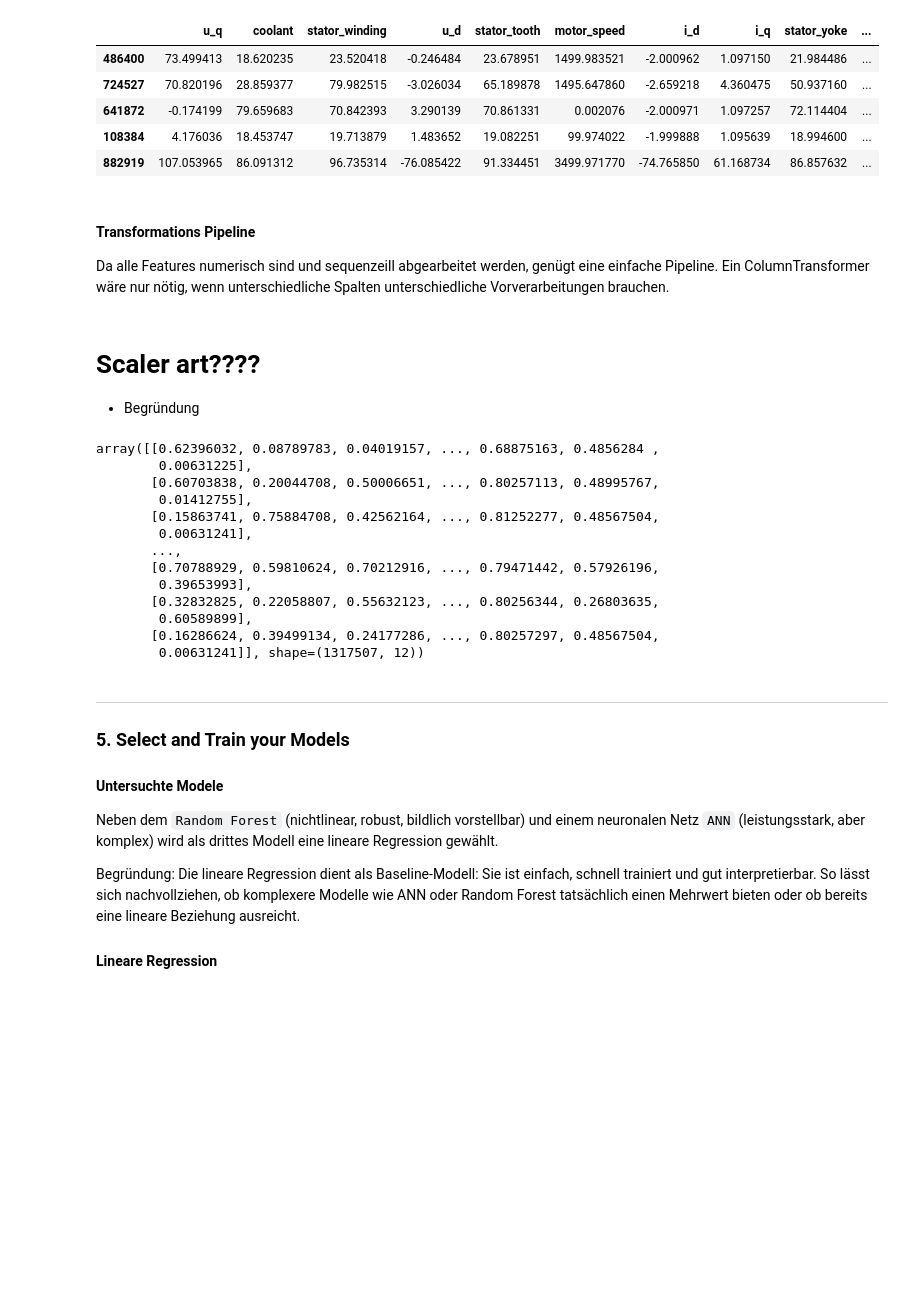
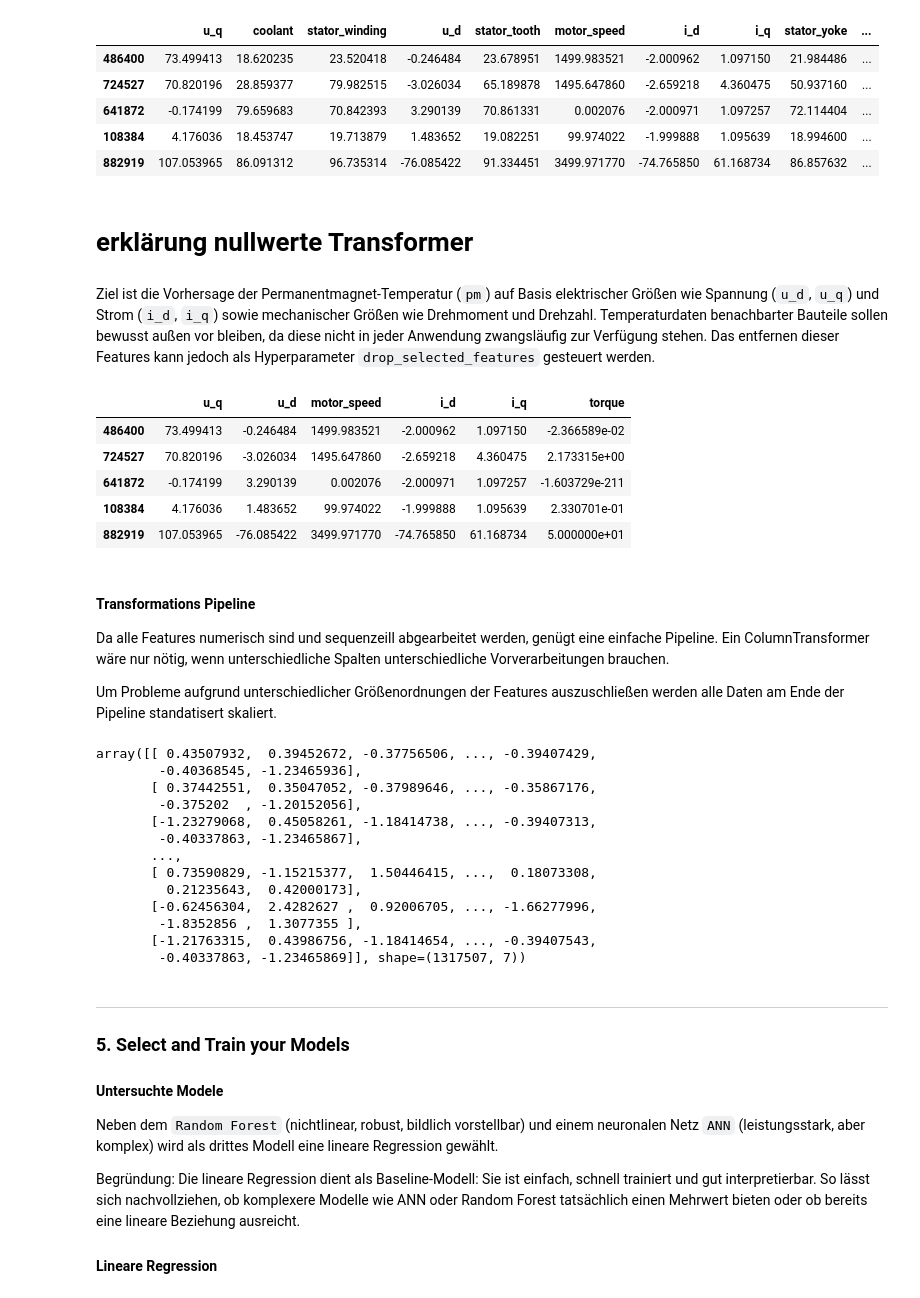
Before and after one commit to fynnbuhl/ML-SS25, a Jupyter notebook: Projekt_Gruppe9_MotorTemperatur.ipynb, the cells around one changed output. Cells and saved outputs as stored; diff of their text form; code cells hidden in the pictures; blank space fills up the shorter version.

```diff
--- a/Projekt_Gruppe9_MotorTemperatur.ipynb
+++ b/Projekt_Gruppe9_MotorTemperatur.ipynb
@@ -534,17 +546,58 @@ motor_extra_attribs.head()
 | 641872 | -0.174199 | 79.659683 | 70.842393 | 3.290139 | 70.861331 | 0.002076 | -2.000971 | 1.097257 | 72.114404 | ... |
 | 108384 | 4.176036 | 18.453747 | 19.713879 | 1.483652 | 19.082251 | 99.974022 | -1.999888 | 1.095639 | 18.994600 | ... |
 | 882919 | 107.053965 | 86.091312 | 96.735314 | -76.085422 | 91.334451 | 3499.971770 | -74.765850 | 61.168734 | 86.857632 | ... |
+# %% [markdown]
+# erklärung nullwerte Transformer
+# %% [markdown]
+Ziel ist die Vorhersage der Permanentmagnet-Temperatur (`pm`) auf Basis elektrischer Größen wie Spannung (`u_d`, `u_q`) und Strom (`i_d`, `i_q`) sowie mechanischer Größen wie Drehmoment und Drehzahl. Temperaturdaten benachbarter Bauteile sollen bewusst außen vor bleiben, da diese nicht in jeder Anwendung zwangsläufig zur Verfügung stehen. Das entfernen dieser Features kann jedoch als Hyperparameter `drop_selected_features` gesteuert werden.
+# %%
+# Custom transformer to drop selected features from the dataset
+class FeatureDropper(BaseEstimator, TransformerMixin):
+    def __init__(self, drop_selected_features=True):
+        self.drop_selected_features = drop_selected_features
+        self.features_to_drop = [
+            "coolant",
+            "stator_winding",
+            "stator_tooth",
+            "stator_yoke",
+            "ambient"
+        ]
+
+    def fit(self, X, y=None):
+        # No fitting necessary
+        return self
+
+    def transform(self, X):
+        # If dropping is disabled, return original data unchanged
+        if not self.drop_selected_features:
+            return X
+
+        # Drop specified columns if they exist
+        return X.drop(columns=[f for f in self.features_to_drop if f in X.columns])
+
+# Instantiate transformer with dropping enabled for manual testing
+dropper = FeatureDropper(drop_selected_features=True)
+motor_reduced = dropper.transform(motor)
+
+motor_reduced.head()
+# %% [output]
+|  | u_q | u_d | motor_speed | i_d | i_q | torque |
+| 486400 | 73.499413 | -0.246484 | 1499.983521 | -2.000962 | 1.097150 | -2.366589e-02 |
+| 724527 | 70.820196 | -3.026034 | 1495.647860 | -2.659218 | 4.360475 | 2.173315e+00 |
+| 641872 | -0.174199 | 3.290139 | 0.002076 | -2.000971 | 1.097257 | -1.603729e-211 |
+| 108384 | 4.176036 | 1.483652 | 99.974022 | -1.999888 | 1.095639 | 2.330701e-01 |
+| 882919 | 107.053965 | -76.085422 | 3499.971770 | -74.765850 | 61.168734 | 5.000000e+01 |
 # %% [markdown]
 #### Transformations Pipeline
 
 Da alle Features numerisch sind und sequenzeill abgearbeitet werden, genügt eine einfache Pipeline. Ein ColumnTransformer wäre nur nötig, wenn unterschiedliche Spalten unterschiedliche Vorverarbeitungen brauchen.
+
+Um Probleme aufgrund unterschiedlicher Größenordnungen der Features auszuschließen werden alle Daten am Ende der Pipeline standatisert skaliert.
-# %% [markdown]
-# Scaler art????
-+ Begründung
 # %%
 pipeline = Pipeline([
         ('attribs_adder', CurrentMagnitudeAdder()), # Add custom feature 'current_magnitude'
-        ('minmax_scaler', MinMaxScaler()), # Transformed feature matrix ready for modeling
+        ('temp_feature_dropper', FeatureDropper()), # Drops temperature features, estimation should not be based on other temperatures.
+        ('std_scaler', StandardScaler())
     ])
 
 
@@ -554,19 +607,19 @@ motor_prepared = pipeline.fit_transform(motor)
 # Display transformed feature matrix for verification
 motor_prepared
 # %% [output]
-array([[0.62396032, 0.08789783, 0.04019157, ..., 0.68875163, 0.4856284 ,
-        0.00631225],
-       [0.60703838, 0.20044708, 0.50006651, ..., 0.80257113, 0.48995767,
-        0.01412755],
-       [0.15863741, 0.75884708, 0.42562164, ..., 0.81252277, 0.48567504,
-        0.00631241],
+array([[ 0.43507932,  0.39452672, -0.37756506, ..., -0.39407429,
+        -0.40368545, -1.23465936],
+       [ 0.37442551,  0.35047052, -0.37989646, ..., -0.35867176,
+        -0.375202  , -1.20152056],
+       [-1.23279068,  0.45058261, -1.18414738, ..., -0.39407313,
+        -0.40337863, -1.23465867],
        ...,
-       [0.70788929, 0.59810624, 0.70212916, ..., 0.79471442, 0.57926196,
-        0.39653993],
-       [0.32832825, 0.22058807, 0.55632123, ..., 0.80256344, 0.26803635,
-        0.60589899],
-       [0.16286624, 0.39499134, 0.24177286, ..., 0.80257297, 0.48567504,
-        0.00631241]], shape=(1317507, 12))
+       [ 0.73590829, -1.15215377,  1.50446415, ...,  0.18073308,
+         0.21235643,  0.42000173],
+       [-0.62456304,  2.4282627 ,  0.92006705, ..., -1.66277996,
+        -1.8352856 ,  1.3077355 ],
+       [-1.21763315,  0.43986756, -1.18414654, ..., -0.39407543,
+        -0.40337863, -1.23465869]], shape=(1317507, 7))
 # %% [markdown]
 ---
 ### 5. Select and Train your Models
```
Also changed, not shown: parts of 17 cells of this notebook.
